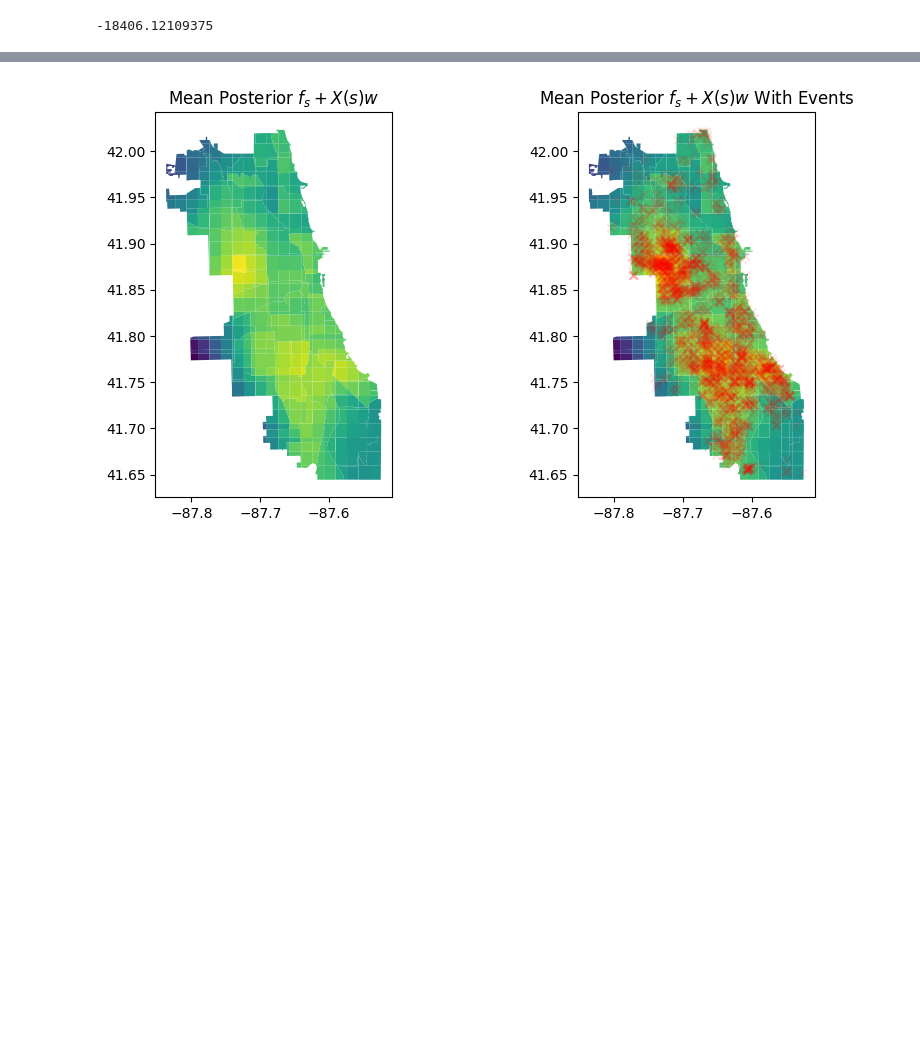
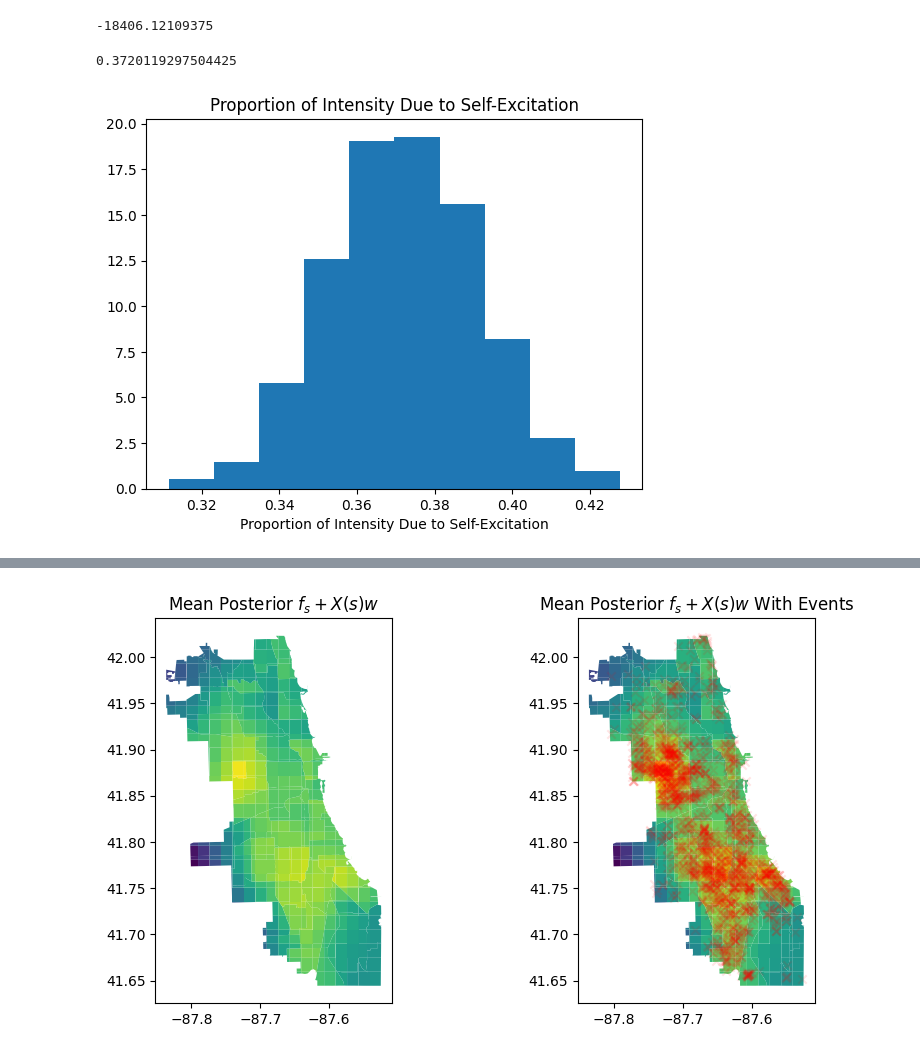
Before and after one commit to imanring/BSTPP, a Jupyter notebook: demo.ipynb, the cells around one changed output, grey strips where cells are left out. Drawn from its saved outputs; the diff is of its cells as text; code cells hidden in the pictures; blank space fills up the shorter version.

```diff
--- a/demo.ipynb
+++ b/demo.ipynb
@@ -60,4 +44,9 @@ model.log_expected_likelihood(data['events_2023'])
 model.expected_AIC()
 # %% [output]
 -18406.12109375
+# %%
+model.plot_prop_excitation()
+# %% [output]
+0.3720119297504425
+[figure, added]
 # %%
```
Also changed, not shown: parts of 20 cells of this notebook, 2 other files.
